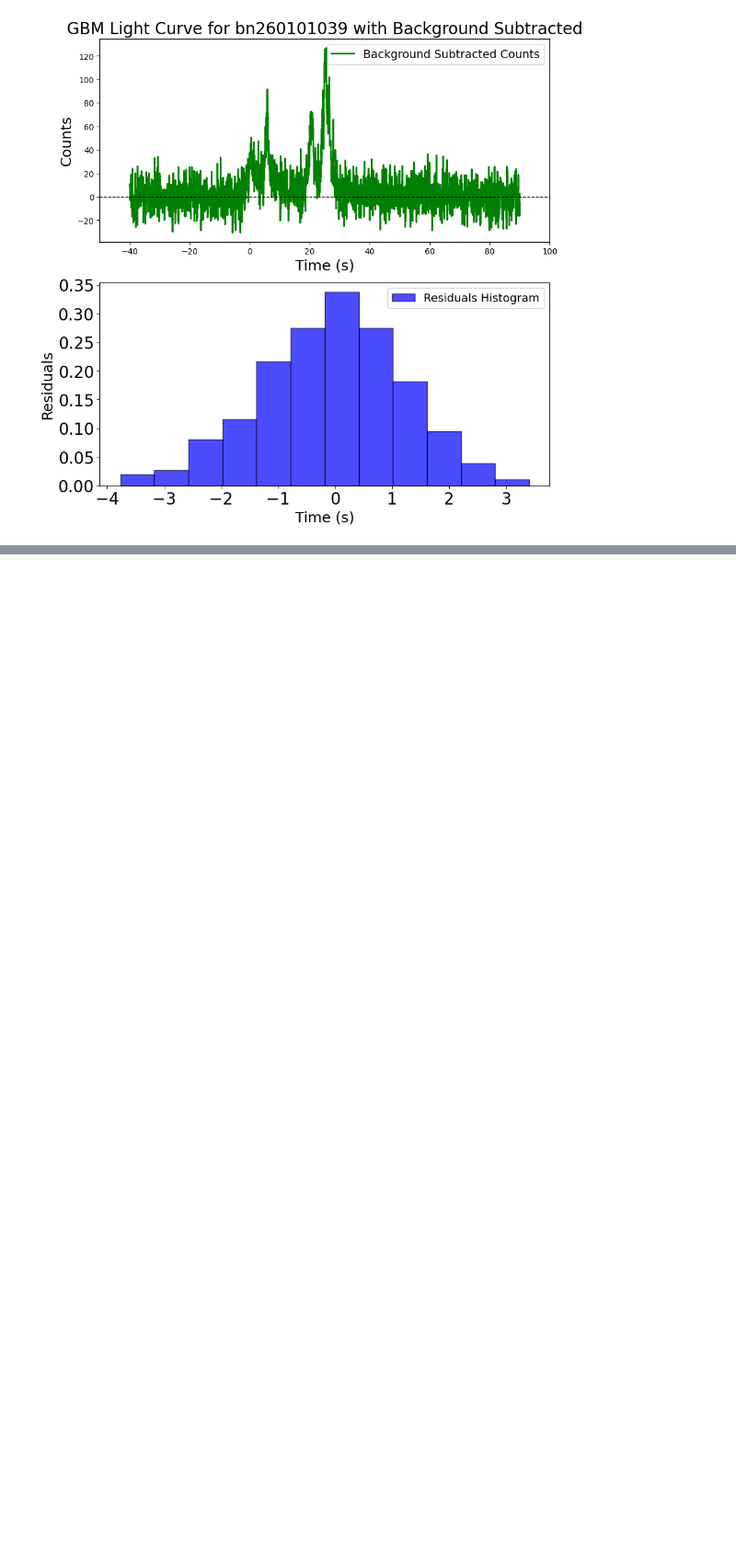
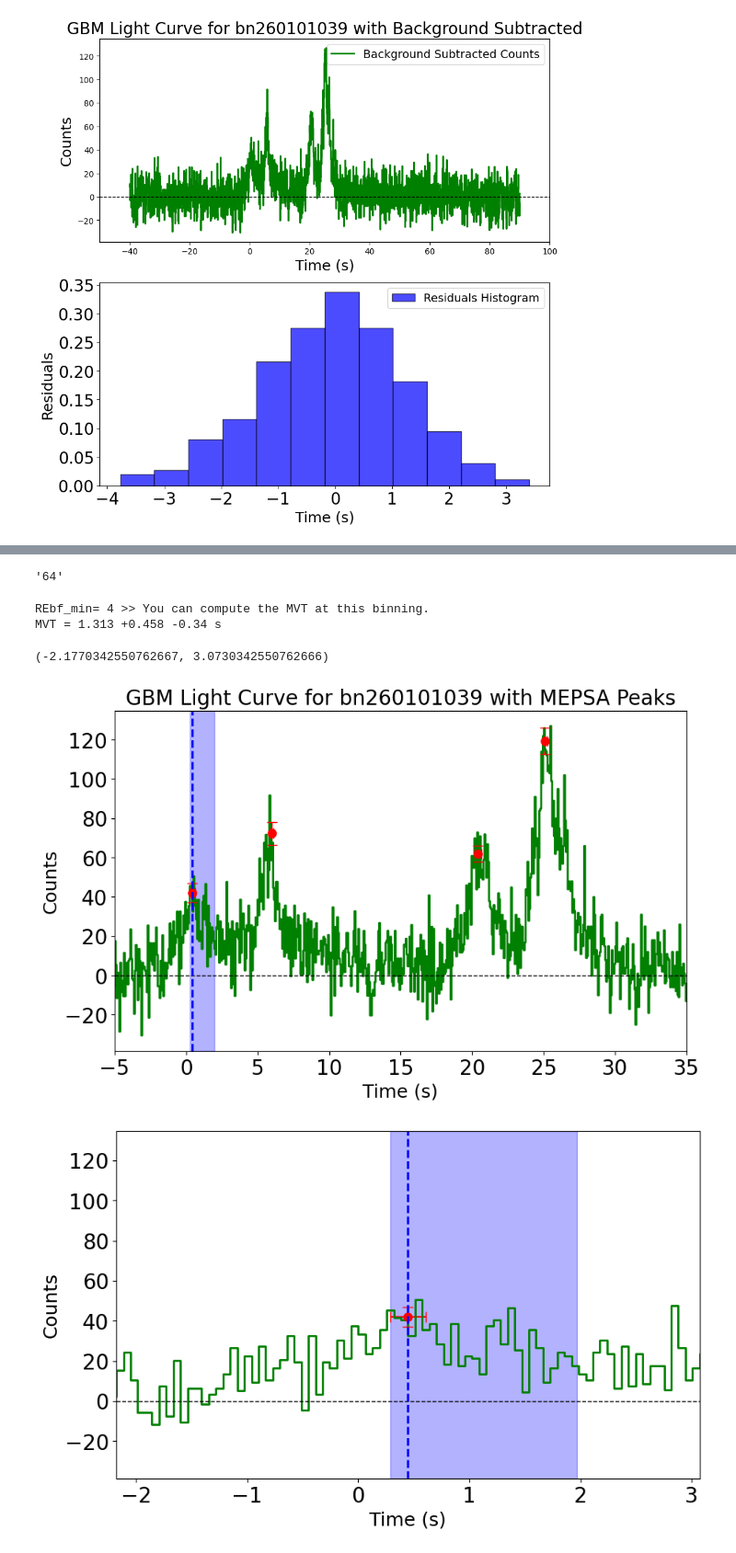
Before and after one commit to romanomaccary/reduce_data_gbm, a Jupyter notebook: reduce_gbm_data.ipynb, the cells around one changed output, grey strips where cells are left out. Shown at 92% size. Drawn from its saved outputs; the diff is of its cells as text; code cells hidden in the pictures; blank space fills up the shorter version.

```diff
--- a/reduce_gbm_data.ipynb
+++ b/reduce_gbm_data.ipynb
@@ -93,6 +98,10 @@ with fits.open(file_path_tcat) as hdul:
     used_detectors = [det for i, det in enumerate(detectors) if det_mask[i] == '1']
     print(f"Used Detectors: {used_detectors}")
 
+    # convert used_detectors to a str separated by _
+    used_detectors_str = '_'.join(used_detectors)
+
+
 file_path_bcat = find_files(f'{fermi_id}/glg_bcat_all_{fermi_id}_v*.fit')
 file_path_bcat
 # %% [output]
@@ -143,9 +152,8 @@ from numpy import average
 sys.path.append('/astrodata/romain/')
 from sax_utils import rebin_lc_genau
 
-x_reb,y_reb,z_reb = rebin_lc_genau(det_time[-1], det_counts[-1], det_err_counts[-1],16,ren=True)
-#y_reb /= 16
-#z_reb /= 16
+x_reb,y_reb,z_reb = rebin_lc_genau(det_time[-1], det_counts[-1], det_err_counts[-1],rebf,ren=True)
+
 plt.step(x_reb, y_reb, where='mid', label='rebinned lc', color='k', linewidth=2)
 plt.axvspan(bkgd_intervals[0][0],bkgd_intervals[0][1], color='gray', alpha=0.3)
 plt.axvspan(bkgd_intervals[1][0],bkgd_intervals[1][1], color='gray', alpha=0.3)
@@ -165,7 +173,7 @@ counts_tot = np.zeros(len(det_counts[0]))
 counts_tot_reb = np.zeros(len(x_reb))
 for k in range(len(det_counts)):
     counts_tot+= det_counts[k]
-    x_reb_det,y_reb_det,z_reb_det = rebin_lc_genau(det_time[k], det_counts[k], det_err_counts[k],16,ren=True)
+    x_reb_det,y_reb_det,z_reb_det = rebin_lc_genau(det_time[k], det_counts[k], det_err_counts[k],rebf,ren=True)
     counts_tot_reb += y_reb_det
 
 det_err_counts_tot_squared= np.zeros(len(det_counts[0]))
@@ -261,0 +262,6 @@ Residuals Mean: -0.056349850241787104, Std: 1.2572839892323646
+# %%
+bin_time =0.064
+bin_time_str = str(int(bin_time*1000))
+bin_time_str
+# %% [output]
+'64'
@@ -261,0 +302,59 @@ Residuals Mean: -0.056349850241787104, Std: 1.2572839892323646
+# %%
+# extract mepsa infos #Peak RebinFactor BinPhase PeakTime BinTime PeakRate PeakRateError   SNR Criteria Adjacents
+df_mepsa = pd.read_csv(f'{fermi_id}/LC/mepsa_res_{fermi_id}_LC_{bin_time_str}ms_{used_detectors_str}_bs.txt', delim_whitespace=True, comment='#',names=['Peak','RebinFactor','BinPhase','PeakTime','BinTime','PeakRate','PeakRateError','SNR','Criteria','Adjacents'])
+# %%
+SNmin = 5
+# exclude snr <SNmin
+df_mepsa = df_mepsa[df_mepsa['SNR'] >= SNmin]
+# look at min rebin factor
+min_rebf = df_mepsa['RebinFactor'].min()
+min_rebf
+if min_rebf > 2:
+    print(f"REbf_min= {min_rebf}", ">> You can compute the MVT at this binning.")
+else:
+    print("Bin time is too large to compute MVT, go to smaller binning.")
+
+df_mepsa['FWHM']=  10**(-0.31)*df_mepsa["BinTime"]*(df_mepsa["SNR"]/4.7-1)**(0.60)*df_mepsa["Adjacents"]**(1.06)
+idx_mvt = df_mepsa['FWHM'].idxmin()
+MVT = df_mepsa['FWHM'].min()
+sigma_MVT_plus = df_mepsa['FWHM']*(10**(0.13)-1)
+sigma_MVT_minus = -df_mepsa['FWHM']*(10**(-0.13)-1)
+# format MVT and errors to 3 decimal places
+MVT,sigma_MVT_plus,sigma_MVT_minus = round(MVT, 3), round(sigma_MVT_plus.min(), 3), round(sigma_MVT_minus.min(), 3)
+print(f"MVT = {MVT} +{sigma_MVT_plus} -{abs(sigma_MVT_minus)} s")
+
+# plot the light curve with mepsa peaks and show the pulse that carries the MVT
+plt.figure(figsize=(10,6))
+plt.step(time_cut, counts_no_bkgd_tot_cut, where='mid', label='Background Subtracted Counts', color='green', linewidth=2)
+plt.plot(df_mepsa['PeakTime'].values, df_mepsa['PeakRate'].values, 'ro', label='MEPSA Peaks', markersize=8)
+plt.errorbar(df_mepsa['PeakTime'].values, df_mepsa['PeakRate'].values,xerr= df_mepsa['BinTime'].values/2, yerr=df_mepsa['PeakRateError'].values, fmt='none', ecolor='red', capsize=5)
+
+plt.axhline(0, color='black', linestyle='--', linewidth=1)
+plt.axvline(df_mepsa.loc[idx_mvt,'PeakTime'], color='blue', linestyle='--', linewidth=2, label='MVT Carrying Pulse')
+plt.axvspan(df_mepsa.loc[idx_mvt,'PeakTime'] - df_mepsa.loc[idx_mvt,'BinTime']/2, df_mepsa.loc[idx_mvt,'FWHM'] + df_mepsa.loc[idx_mvt,'FWHM']/2, color='blue', alpha=0.3)
+plt.xlabel('Time (s)', fontsize=18)
+plt.ylabel('Counts', fontsize=18)
+plt.xticks(fontsize=20)
+plt.yticks(fontsize=20)
+plt.xlim(-5,35)
+plt.title(f'GBM Light Curve for {fermi_id} with MEPSA Peaks', fontsize=20)
+
+# do a second plot zoomed on the MVT pulse
+plt.figure(figsize=(10,6))
+plt.step(time_cut, counts_no_bkgd_tot_cut, where='mid', label='Background Subtracted Counts', color='green', linewidth=2)
+plt.plot(df_mepsa['PeakTime'].values, df_mepsa['PeakRate'].values, 'ro', label='MEPSA Peaks', markersize=8)
+plt.errorbar(df_mepsa['PeakTime'].values, df_mepsa['PeakRate'].values,xerr= df_mepsa['BinTime'].values/2, yerr=df_mepsa['PeakRateError'].values, fmt='none', ecolor='red', capsize=5)
+plt.axhline(0, color='black', linestyle='--', linewidth=1)
+plt.axvline(df_mepsa.loc[idx_mvt,'PeakTime'], color='blue', linestyle='--', linewidth=2, label='MVT Carrying Pulse')
+plt.axvspan(df_mepsa.loc[idx_mvt,'PeakTime'] - df_mepsa.loc[idx_mvt,'BinTime']/2, df_mepsa.loc[idx_mvt,'FWHM'] + df_mepsa.loc[idx_mvt,'FWHM']/2, color='blue', alpha=0.3)
+plt.xlabel('Time (s)', fontsize=18)
+plt.ylabel('Counts', fontsize=18)
+plt.xticks(fontsize=20)
+plt.yticks(fontsize=20)
+plt.xlim(df_mepsa.loc[idx_mvt,'PeakTime'] - 2*df_mepsa.loc[idx_mvt,'FWHM'], df_mepsa.loc[idx_mvt,'PeakTime'] + 2*df_mepsa.loc[idx_mvt,'FWHM'])
+# %% [output]
+REbf_min= 4 >> You can compute the MVT at this binning.
+MVT = 1.313 +0.458 -0.34 s
+(-2.1770342550762667, 3.0730342550762666)
+[figure, added]
+[figure, added]
```
Also changed, not shown: parts of 5 cells of this notebook.
